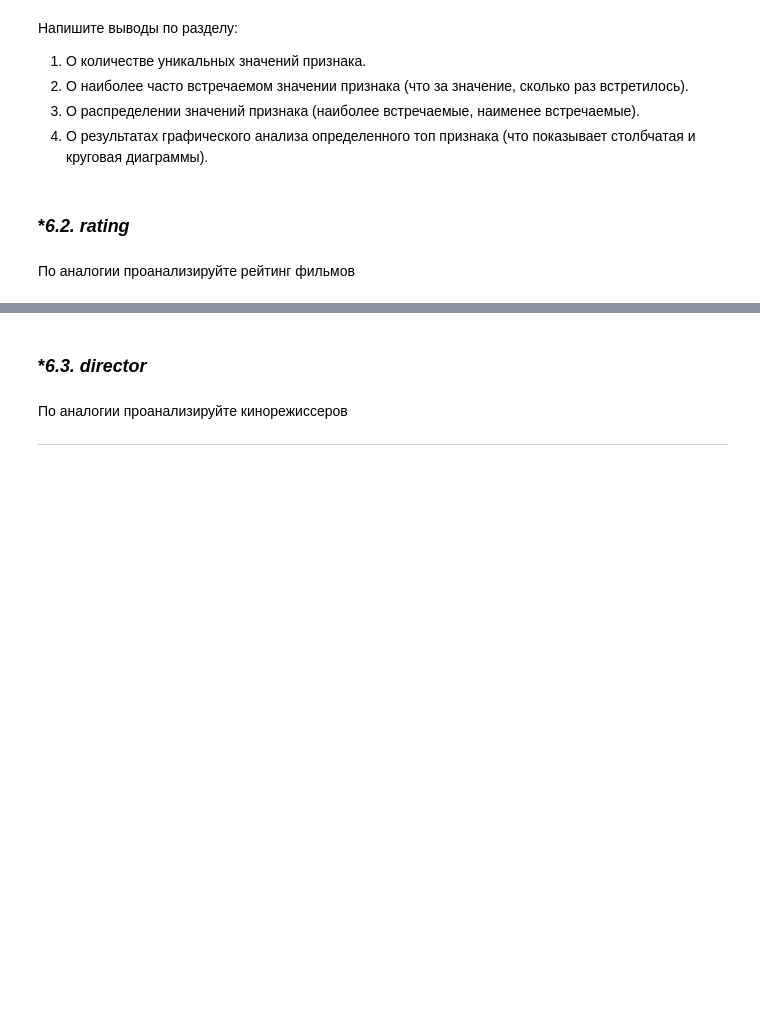
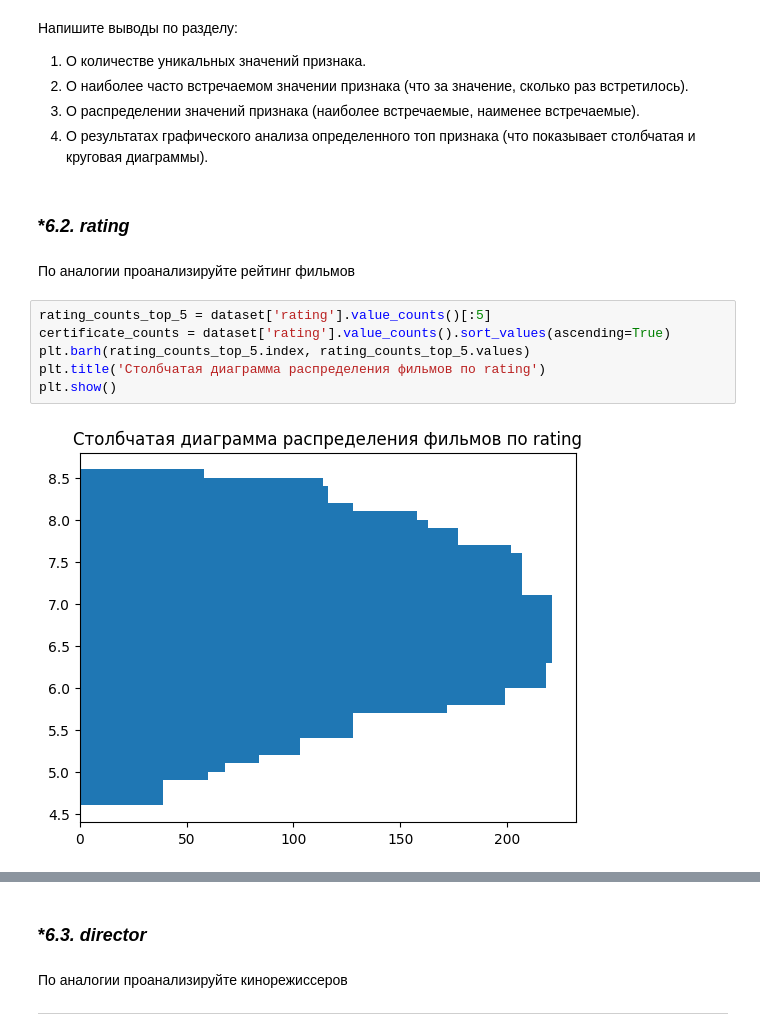
Before and after one commit to EZSib/data_-analytics2023, a Jupyter notebook: Efim_eda_2_1.ipynb, the cells around one changed output, grey strips where cells are left out. Saved outputs shown, nothing was run; the diff lists cells and outputs as text; blank space fills up the shorter version.

```diff
--- a/Efim_eda_2_1.ipynb
+++ b/Efim_eda_2_1.ipynb
@@ -639,3 +625,11 @@ plt.show()
 ### **6.2. rating*
 # %% [markdown]
 По аналогии проанализируйте рейтинг фильмов
+# %%
+rating_counts_top_5 = dataset['rating'].value_counts()[:5]
+certificate_counts = dataset['rating'].value_counts().sort_values(ascending=True)
+plt.barh(rating_counts_top_5.index, rating_counts_top_5.values)
+plt.title('Столбчатая диаграмма распределения фильмов по rating')
+plt.show()
+# %% [output]
+[figure, added]
```
Also changed, not shown: parts of 34 cells of this notebook.
